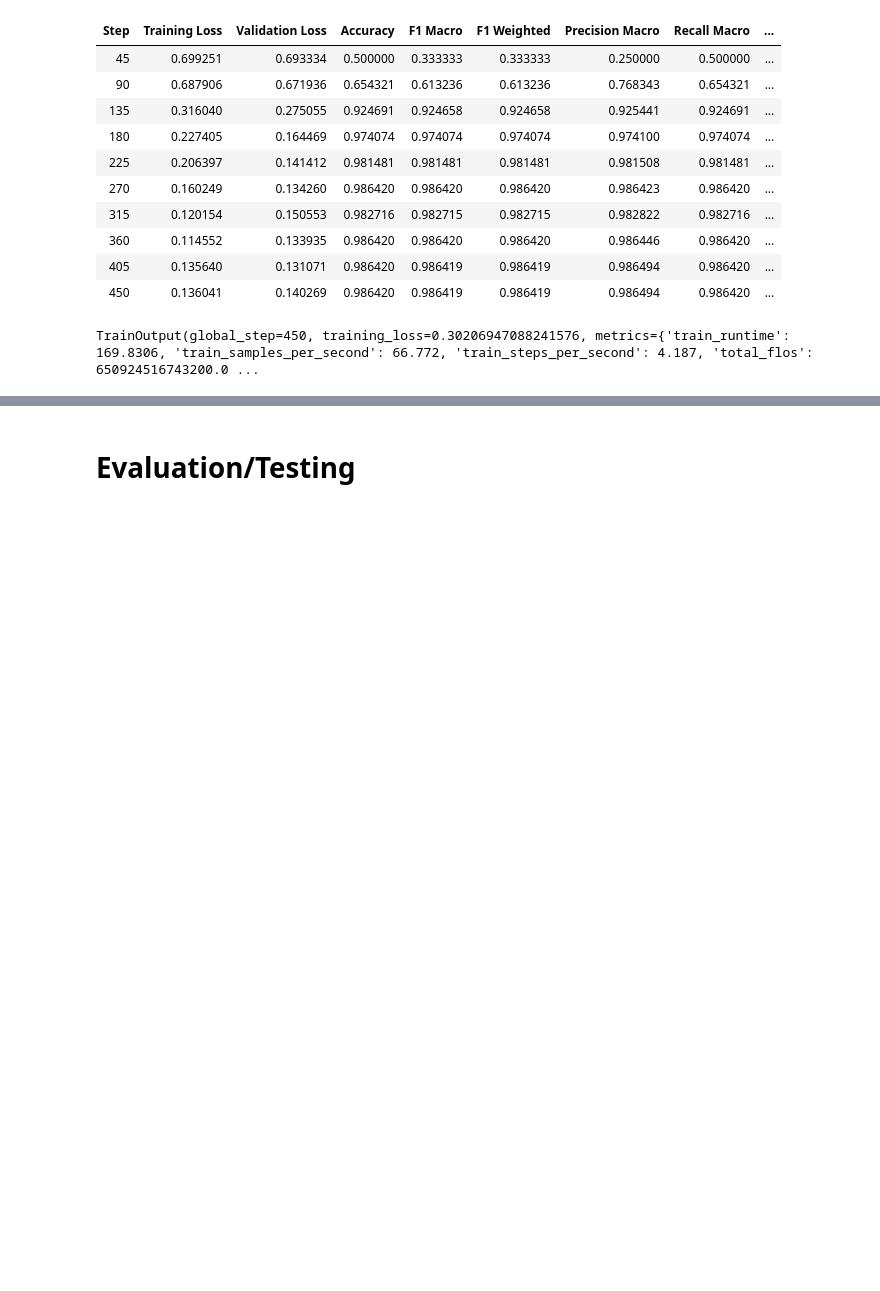
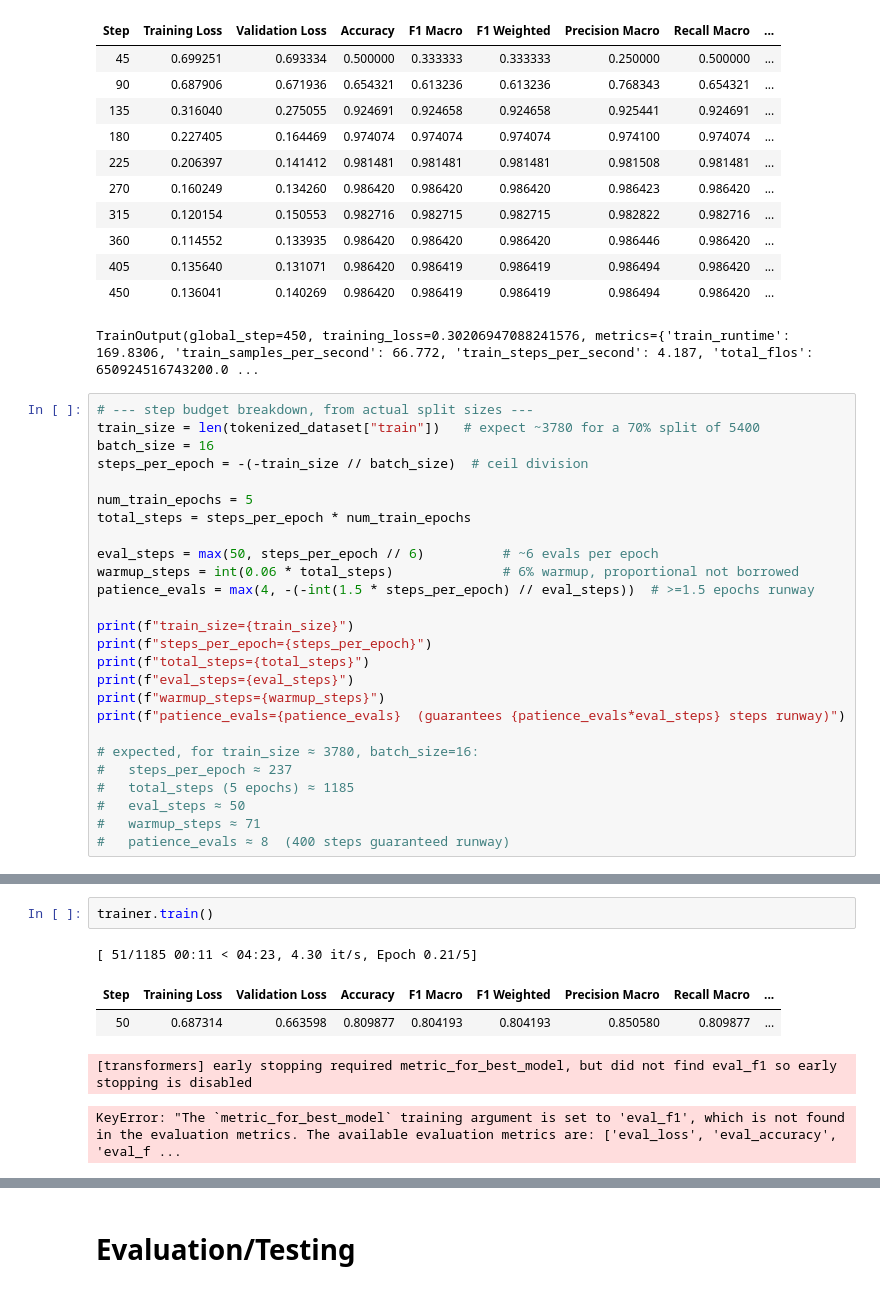
Before and after one commit to 4cekay/B101-Group2-NLP-Project, a Jupyter notebook: DetectorModel.ipynb, the cells around one changed output, grey strips where cells are left out. Saved outputs shown, nothing was run; the diff lists cells and outputs as text; blank space fills up the shorter version.

```diff
--- a/DetectorModel.ipynb
+++ b/DetectorModel.ipynb
@@ -677,3 +681,29 @@ trainer.train()
 | 405 | 0.135640 | 0.131071 | 0.986420 | 0.986419 | 0.986419 | 0.986494 | 0.986420 | ... |
 | 450 | 0.136041 | 0.140269 | 0.986420 | 0.986419 | 0.986419 | 0.986494 | 0.986420 | ... |
 TrainOutput(global_step=450, training_loss=0.30206947088241576, metrics={'train_runtime': 169.8306, 'train_samples_per_second': 66.772, 'train_steps_per_second': 4.187, 'total_flos': 650924516743200.0 ...
+# %%
+# --- step budget breakdown, from actual split sizes ---
+train_size = len(tokenized_dataset["train"])   # expect ~3780 for a 70% split of 5400
+batch_size = 16
+steps_per_epoch = -(-train_size // batch_size)  # ceil division
+
+num_train_epochs = 5
+total_steps = steps_per_epoch * num_train_epochs
+
+eval_steps = max(50, steps_per_epoch // 6)          # ~6 evals per epoch
+warmup_steps = int(0.06 * total_steps)              # 6% warmup, proportional not borrowed
+patience_evals = max(4, -(-int(1.5 * steps_per_epoch) // eval_steps))  # >=1.5 epochs runway
+
+print(f"train_size={train_size}")
+print(f"steps_per_epoch={steps_per_epoch}")
+print(f"total_steps={total_steps}")
+print(f"eval_steps={eval_steps}")
+print(f"warmup_steps={warmup_steps}")
+print(f"patience_evals={patience_evals}  (guarantees {patience_evals*eval_steps} steps runway)")
+
+# expected, for train_size ≈ 3780, batch_size=16:
+#   steps_per_epoch ≈ 237
+#   total_steps (5 epochs) ≈ 1185
+#   eval_steps ≈ 50
+#   warmup_steps ≈ 71
+#   patience_evals ≈ 8  (400 steps guaranteed runway)
@@ -679,0 +788,8 @@ TrainOutput(global_step=450, training_loss=0.30206947088241576, metrics={'train_
+# %%
+trainer.train()
+# %% [output]
+[ 51/1185 00:11 < 04:23, 4.30 it/s, Epoch 0.21/5]
+| Step | Training Loss | Validation Loss | Accuracy | F1 Macro | F1 Weighted | Precision Macro | Recall Macro | ... |
+| 50 | 0.687314 | 0.663598 | 0.809877 | 0.804193 | 0.804193 | 0.850580 | 0.809877 | ... |
+[transformers] early stopping required metric_for_best_model, but did not find eval_f1 so early stopping is disabled
+KeyError: "The `metric_for_best_model` training argument is set to 'eval_f1', which is not found in the evaluation metrics. The available evaluation metrics are: ['eval_loss', 'eval_accuracy', 'eval_f ...
```
Also changed, not shown: parts of 12 cells of this notebook.
